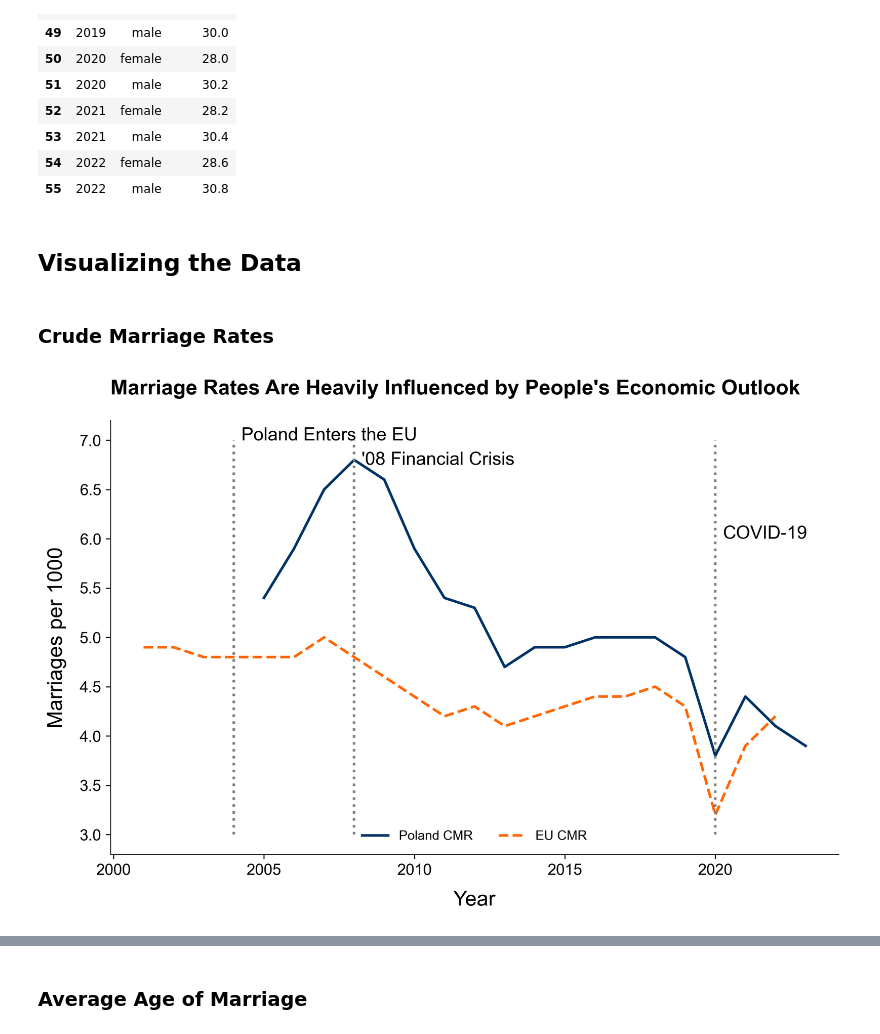
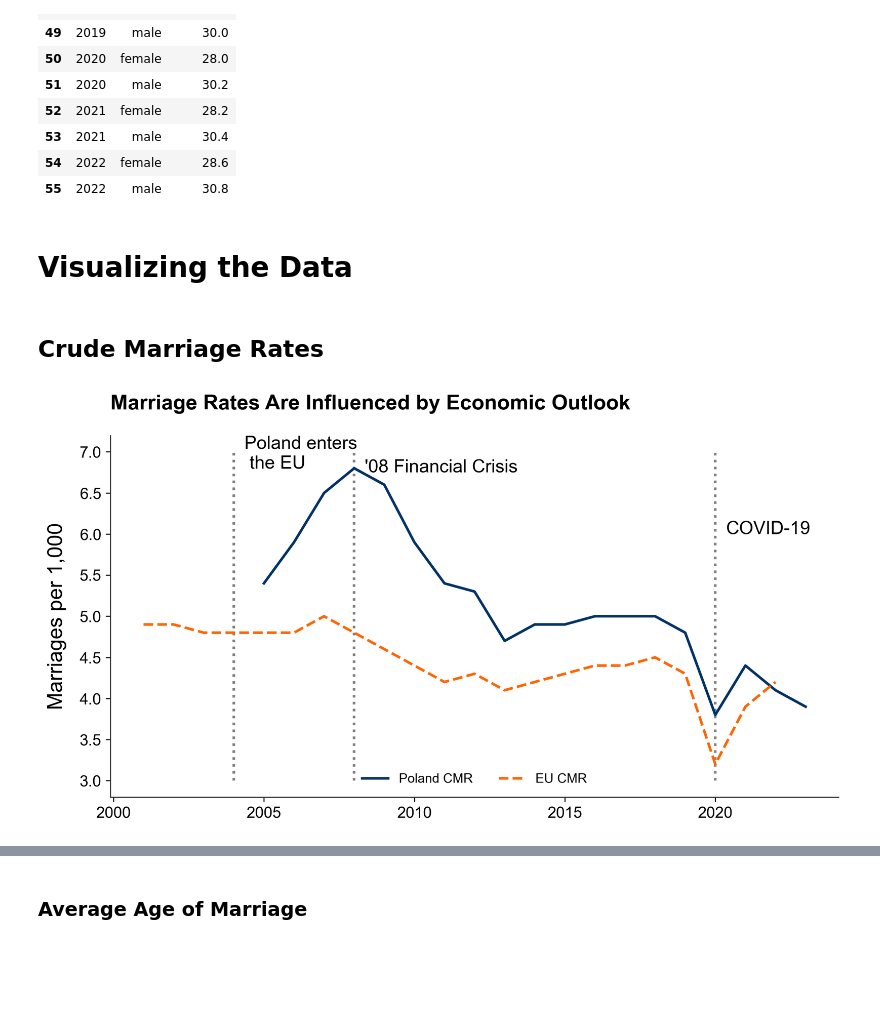
Before and after one commit to JGundisalvus/portfolio, a Jupyter notebook: polish_marriage_demographics/data_exploration.ipynb, the cells around one changed output, grey strips where cells are left out. Saved outputs shown, nothing was run; the diff lists cells and outputs as text; code cells hidden in the pictures; blank space fills up the shorter version.

```diff
--- a/polish_marriage_demographics/data_exploration.ipynb
+++ b/polish_marriage_demographics/data_exploration.ipynb
@@ -316,50 +257,42 @@ if False:
     # df_pop.to_csv(f'./data/dash_data/df_.csv')
     df_total_marriages.to_csv(f'./data/dash_data/total_marriages.csv')
 # %% [markdown]
-## Visualizing the Data
+# Visualizing the Data
 # %% [markdown]
-### Crude Marriage Rates
+## Crude Marriage Rates
 # %%
-
-plt.figure(figsize=(10,6))
+plt.figure(figsize=(10,5))
 
 # ----- Axis Setup ----- #
 ax1 = plt.gca()
-# ax2 = ax1.twinx()
 
 # ----- Plots ----- #
 sns.lineplot(df_cmr, x='year', y='cmr', label='Poland CMR', ax=ax1)
 sns.lineplot(df_cmr, x ='year', y ='cmr eu', label= 'EU CMR', ax=ax1, linestyle='--')
 
 # ----- Title Formatting ---- #
-plt.title('Marriage Rates Are Heavily Influenced by People\'s Economic Outlook', loc='left', ha='left')
-plt.xlabel('Year')
+plt.title('Marriage Rates Are Influenced by Economic Outlook', loc='left', ha='left')
+plt.xlabel('')
+
 # ----- Axis Formatting ----- #
-# ax1.yaxis.set_major_formatter(FuncFormatter(lambda y, _: '{:,.0f}K'.format(y/1000)))
-ax1.set_ylabel(ylabel='Marriages per 1000')
-# ax2.set_ylabel(ylabel='Age of Marriage')
-
+ax1.set_ylabel(ylabel='Marriages per 1,000')
 ax1.grid(False)
-# ax2.grid(False)
 
 # ----- Legend Formatting ----- #
 lines_1, labels_1 = ax1.get_legend_handles_labels()
-# lines_2, labels_2 = ax2.get_legend_handles_labels()
-# ax2.get_legend().remove()
-# ax1.legend(lines_1 + lines_2, labels_1 + labels_2, loc='upper left', bbox_to_anchor=(1.1, 1))
 
-# Legend
 legend = plt.legend(title='', loc='lower center', ncol=len(df_avg_age['sex'].unique()))
 legend.get_frame().set_facecolor('none')
 legend.get_frame().set_edgecolor('none')
 
-events = [[2004,"Poland Enters the EU", 7], [2008,'\'08 Financial Crisis', 6.75], [2020, 'COVID-19', 6.0]]
+# ----- Vlines ---- #
+events = [[2004,"Poland enters\n the EU", 6.80], [2008,'\'08 Financial Crisis', 6.75], [2020, 'COVID-19', 6.0]]
 
 for event in events:
-    plt.vlines(event[0],3,7,'gray',':', label=event[1],)
-    plt.text(x = event[0]+.25, y = event[2], s= event[1])
+    plt.vlines(event[0], 3, 7, 'gray',':', label=event[1],zorder =0)
+    plt.text(x = event[0]+.35, y = event[2], s= event[1])
 
 plt.show()
 # %% [output]
-[figure, old version]
+[figure, new version]
 # %% [markdown]
```
Also changed, not shown: parts of 40 cells of this notebook, 1 other file.
